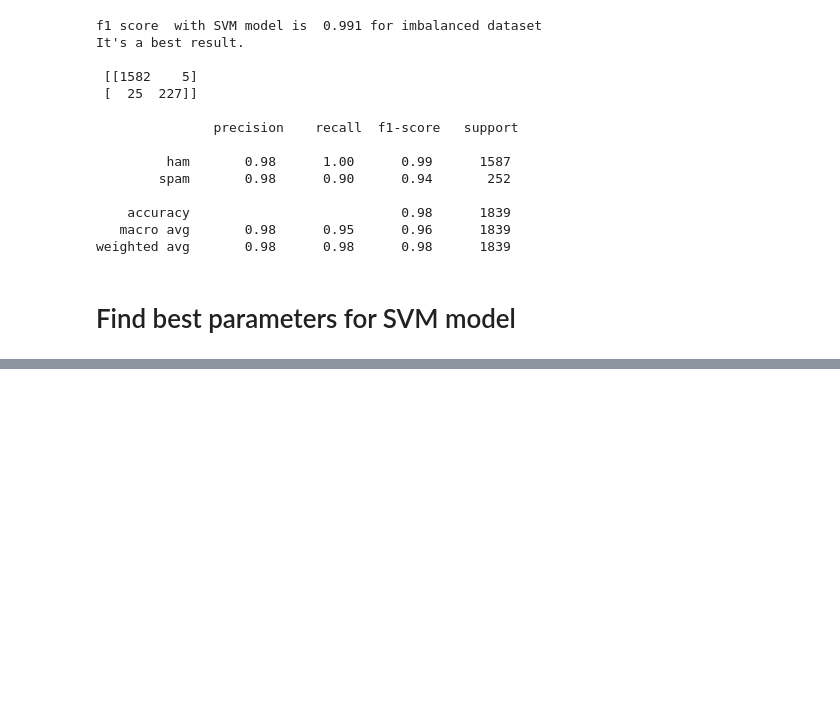
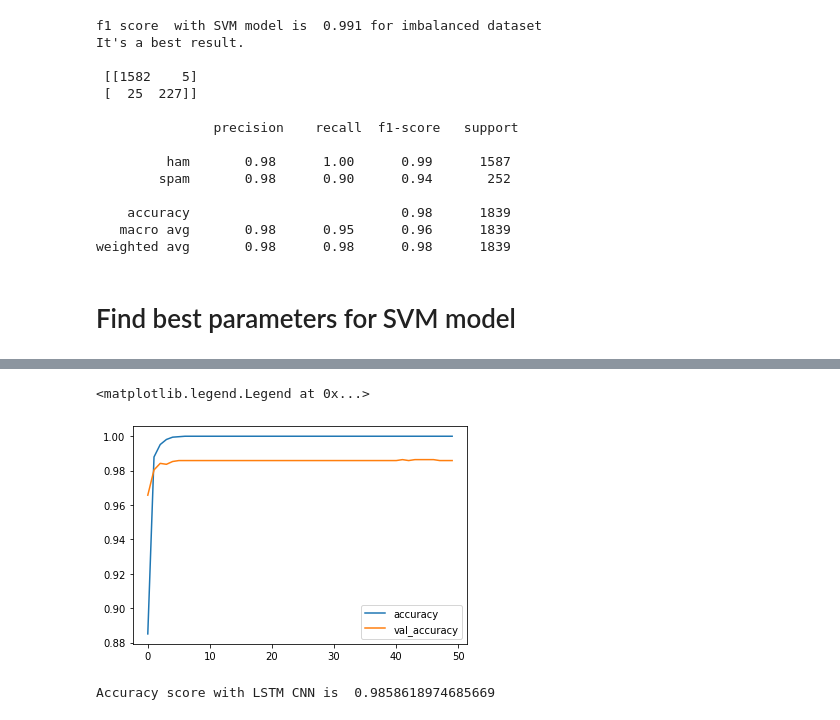
Before and after one commit to davtyananna/ML_Bootcamp, a Jupyter notebook: spam_classification_randomforest_svm.ipynb, the cells around one changed output, grey strips where cells are left out. Cells and saved outputs as stored; diff of their text form; code cells hidden in the pictures; blank space fills up the shorter version.

```diff
--- a/spam_classification_randomforest_svm.ipynb
+++ b/spam_classification_randomforest_svm.ipynb
@@ -163,0 +224,11 @@ weighted avg       0.98      0.98      0.98      1839
+# %%
+plt.plot(r_lstm.history['accuracy'],label="accuracy")
+plt.plot(r_lstm.history['val_accuracy'],label='val_accuracy')
+plt.legend()
+# %% [output]
+<matplotlib.legend.Legend at 0x...>
+[figure, added]
+# %%
+print("Accuracy score with LSTM CNN is ",r_lstm.history['val_accuracy'][-1])
+# %% [output]
+Accuracy score with LSTM CNN is  0.9858618974685669
```
Also changed, not shown: parts of 18 cells of this notebook.
